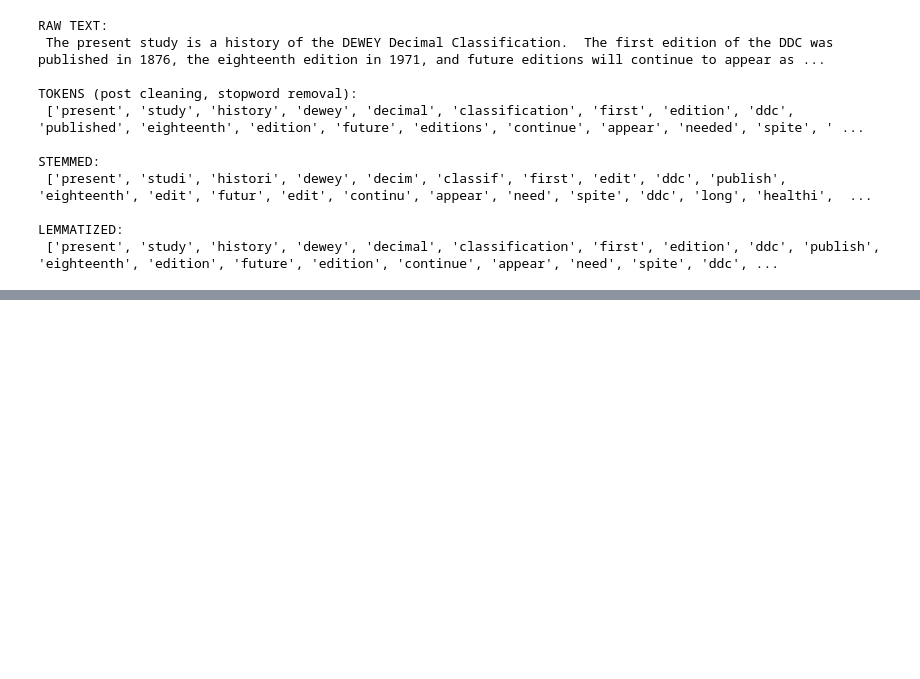
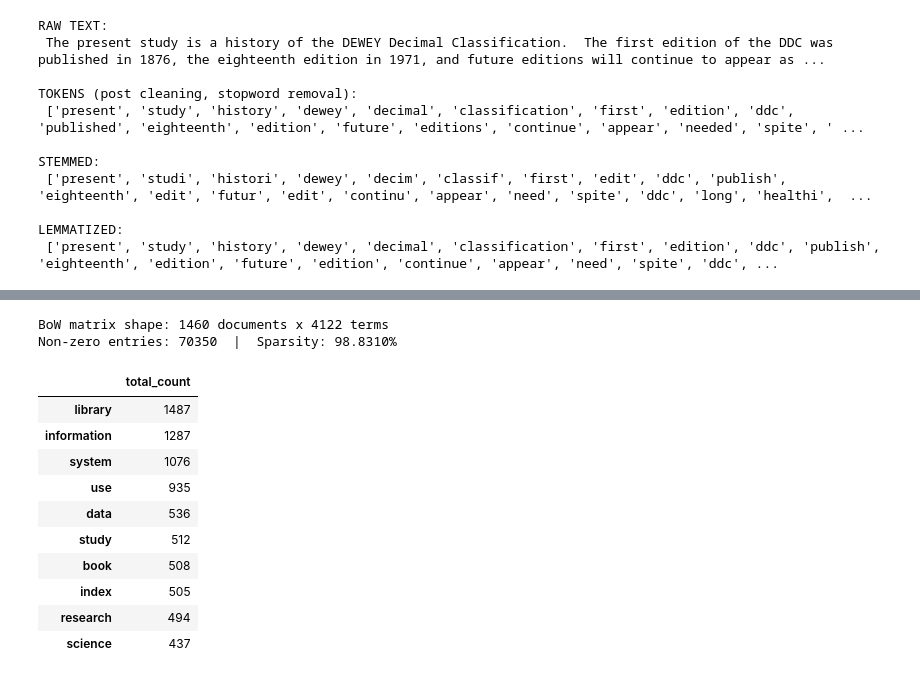
Before and after one commit to Jero2110/NLP_Phase02, a Jupyter notebook: analysis/analysis.ipynb, the cells around one changed output, grey strips where cells are left out. Saved outputs shown, nothing was run; the diff lists cells and outputs as text; code cells hidden in the pictures; blank space fills up the shorter version.

```diff
--- a/analysis/analysis.ipynb
+++ b/analysis/analysis.ipynb
@@ -542,0 +637,20 @@ stemmed, and lemmatized forms alongside the original text. This can take a littl
+# %%
+# 1. We look out for the path where the notebook is saved
+actual_folder = Path('.').resolve()
+
+# 2. We go one folder up
+upper_folder = actual_folder.parent
+
+# 3. If we are using a Colab kernel, we will look after the GitHub document
+path_git = 'https://raw.githubusercontent.com/Jero2110/NLP_Phase02/refs/heads/main/data/CISI.ALL'
+
+try:
+    corpus_df = parse_cisi_all(path_git)
+    final_path = path_git
+except:
+    corpus_df = parse_cisi_all(upper_folder / 'data')
+    final_path = upper_folder / 'data'
+
+
+print(f"Loaded {len(corpus_df)} documents from {final_path}")
+corpus_df.head()
@@ -684,0 +734,9 @@ Loaded 1460 documents from C:\Users\TeamIT\Desktop\Jero\Maestria\NLP\Phase 02\da
+# %%
+
+from sklearn.feature_extraction.text import CountVectorizer, TfidfVectorizer
+
+# Documents as space-joined lemmatized token strings — one string per document (our unit of analysis)
+lemma_docs = processed_df["lemmas"].apply(lambda toks: " ".join(toks)).tolist()
+doc_ids = processed_df["doc_id"].tolist()
+print(f"{len(lemma_docs)} documents ready for vectorization.")
+print("Example (doc 1):", lemma_docs[0][:200], "...")
@@ -684,0 +754,26 @@ Loaded 1460 documents from C:\Users\TeamIT\Desktop\Jero\Maestria\NLP\Phase 02\da
+# %%
+
+bow_vectorizer = CountVectorizer(min_df=2)
+X_bow = bow_vectorizer.fit_transform(lemma_docs)
+
+print(f"BoW matrix shape: {X_bow.shape[0]} documents x {X_bow.shape[1]} terms")
+print(f"Non-zero entries: {X_bow.nnz}  |  Sparsity: {1 - X_bow.nnz / (X_bow.shape[0] * X_bow.shape[1]):.4%}")
+
+bow_vocab = bow_vectorizer.get_feature_names_out()
+term_totals = X_bow.sum(axis=0).A1
+top_bow_terms = pd.Series(term_totals, index=bow_vocab).sort_values(ascending=False).head(10)
+top_bow_terms.to_frame("total_count")
+# %% [output]
+BoW matrix shape: 1460 documents x 4122 terms
+Non-zero entries: 70350  |  Sparsity: 98.8310%
+|  | total_count |
+| library | 1487 |
+| information | 1287 |
+| system | 1076 |
+| use | 935 |
+| data | 536 |
+| study | 512 |
+| book | 508 |
+| index | 505 |
+| research | 494 |
+| science | 437 |
```
Also changed, not shown: parts of 34 cells of this notebook.
